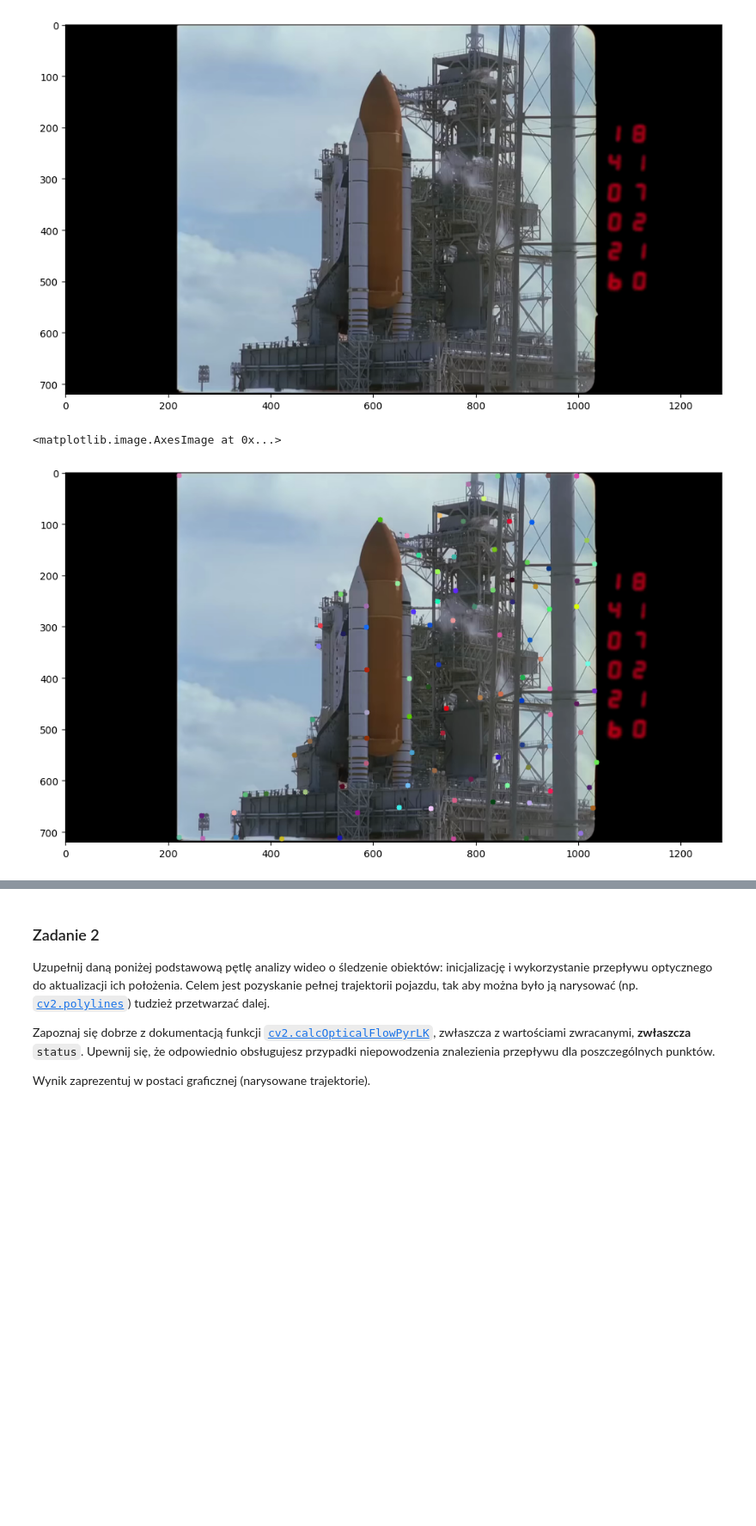
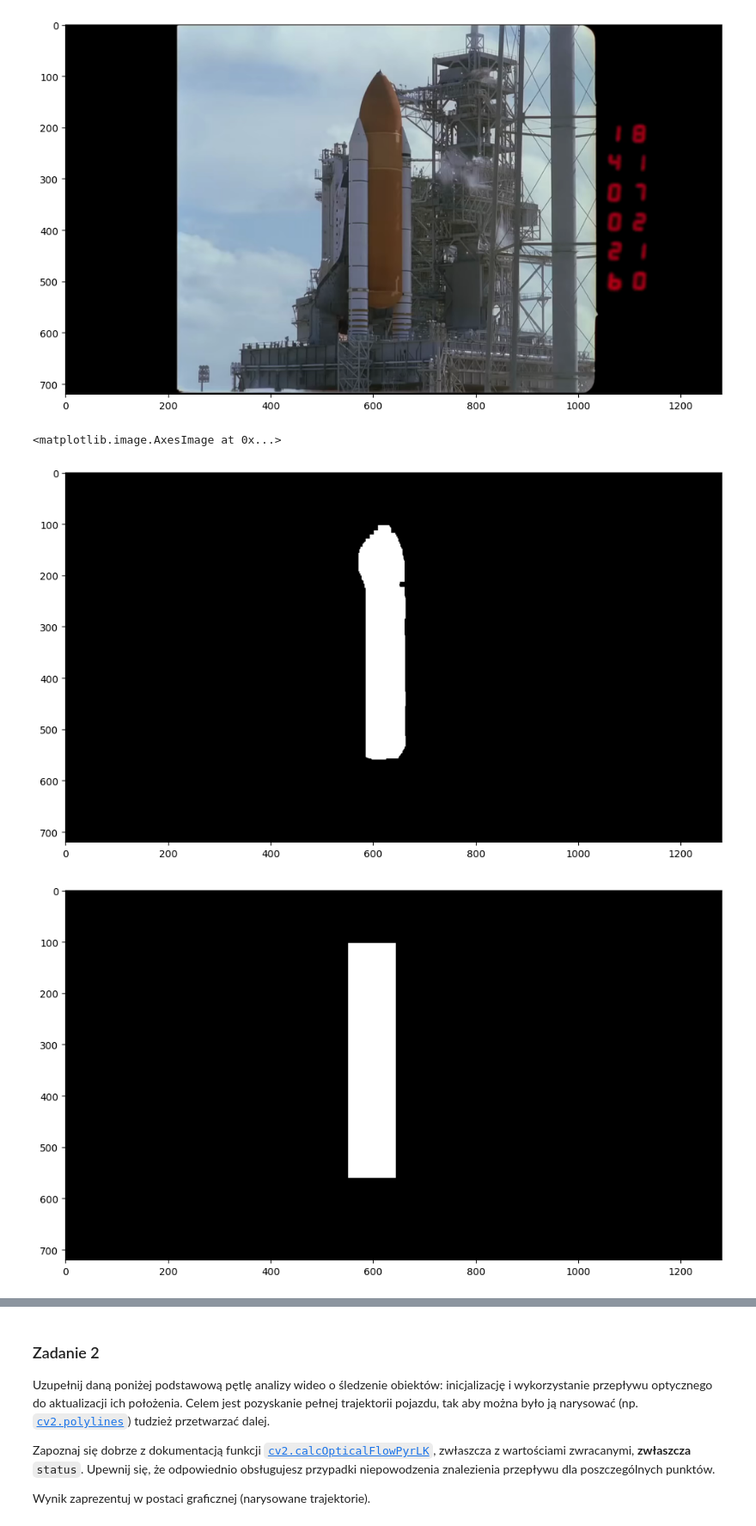
Before and after one commit to Filipstrozik/image-and-video-processing, a Jupyter notebook: Laboratorium 8-20250112/Lab8.2_zadanie.ipynb, the cells around one changed output, grey strips where cells are left out. Shown at 86% size. Drawn from its saved outputs; the diff is of its cells as text; code cells hidden in the pictures; blank space fills up the shorter version.

```diff
--- a/Laboratorium 8-20250112/Lab8.2_zadanie.ipynb
+++ b/Laboratorium 8-20250112/Lab8.2_zadanie.ipynb
@@ -49,20 +49,47 @@ plt.subplots(1, 1, figsize=(12, 12))[1].imshow(frame[..., ::-1])
 # %%
 source = cv2.VideoCapture("dane/shuttle.mp4")
 status, frame = source.read()
 source.release()
+
+# mask the orange color to create good features
+hsv = cv2.cvtColor(frame, cv2.COLOR_BGR2HSV)
+lower_orange = np.array([0, 90, 50])
+upper_orange = np.array([30, 255, 255])
+mask = cv2.inRange(hsv, lower_orange, upper_orange)
+
+# dilate the mask
+kernel = np.ones((5, 5), np.uint8)
+
+mask = cv2.erode(mask, kernel, iterations=2)
+mask = cv2.dilate(mask, kernel, iterations=5)
+plt.subplots(1, 1, figsize=(12, 12))[1].imshow(mask, cmap="gray")
+
+# widen the mask
+# make a rectangle mask bounding the mask
+x, y, w, h = cv2.boundingRect(mask)
+mask = cv2.rectangle(mask, (x, y), (x + w, y + h), 255, -1)
+
+# move mask to left by 10 pixels
+mask = np.roll(mask, -20, axis=1)
+
+
+plt.subplots(1, 1, figsize=(12, 12))[1].imshow(mask, cmap="gray")
+
+
 gray = cv2.cvtColor(frame, cv2.COLOR_BGR2GRAY)
-feature_params = dict(maxCorners=100, qualityLevel=0.001, minDistance=40, blockSize=10)
+feature_params = dict(maxCorners=100, qualityLevel=0.1, minDistance=10)
 
-p0 = cv2.goodFeaturesToTrack(gray, mask=None, **feature_params)
+p0 = cv2.goodFeaturesToTrack(gray, mask=mask, **feature_params)
 # randomize colors
 
 # cast to int and draw circles
 p0 = np.array(p0, dtype=np.int32)
 for i in p0:
     x, y = i.ravel()
     color = (random.randint(0, 255), random.randint(0, 255), random.randint(0, 255))
     cv2.circle(frame, (x, y), 5, color, -1)
 plt.subplots(1, 1, figsize=(12, 12))[1].imshow(frame[..., ::-1])
 # %% [output]
 <matplotlib.image.AxesImage at 0x...>
-[figure, old version]
+[figure, new version]
+[figure, added]
```
Also changed, not shown: parts of 22 cells of this notebook.
